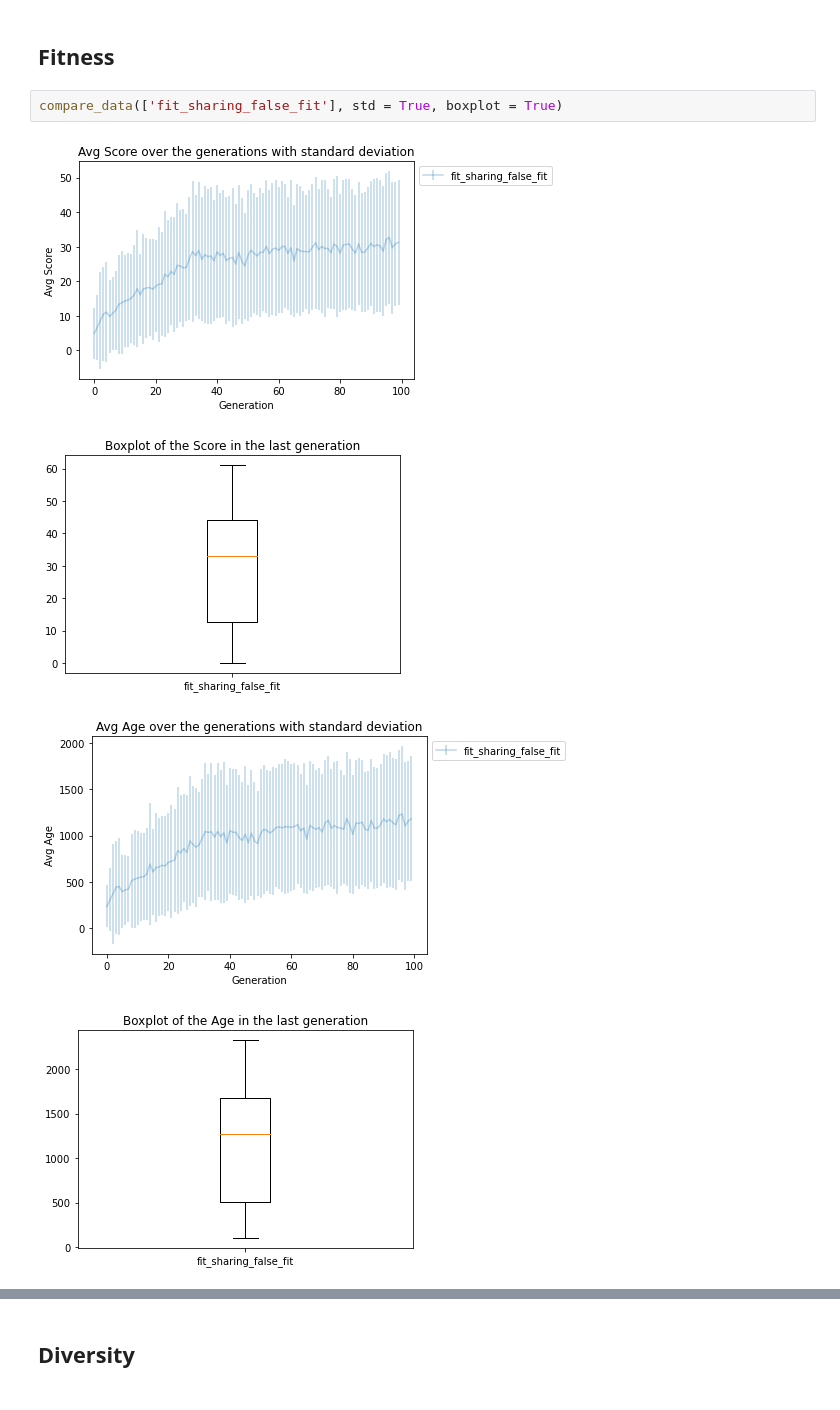
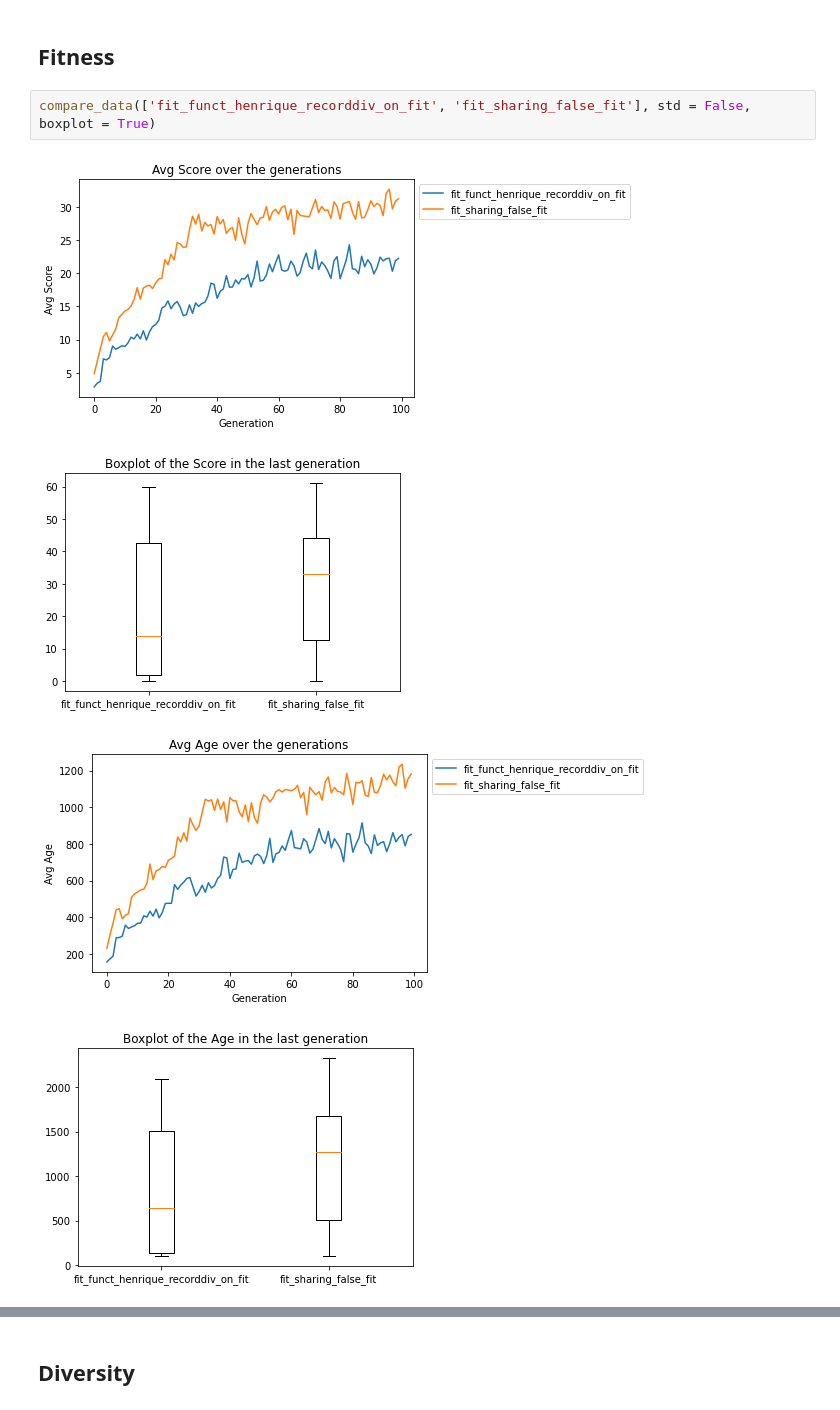
Before and after one commit to ph1001/GA_learning_Snake, a Jupyter notebook: 01_Snake/Statistical Analysis.ipynb, the cells around one changed output, grey strips where cells are left out. Cells and saved outputs as stored; diff of their text form.

```diff
--- a/01_Snake/Statistical Analysis.ipynb
+++ b/01_Snake/Statistical Analysis.ipynb
@@ -258,9 +244,9 @@ compare_data(['fit_funct_davide', 'fit_funct_antonio', 'fit_funct_henrique', 'fi
 # %% [markdown]
 ## Fitness
 # %%
-compare_data(['fit_sharing_false_fit'], std = True, boxplot = True)
+compare_data(['fit_funct_henrique_recorddiv_on_fit', 'fit_sharing_false_fit'], std = False, boxplot = True)
 # %% [output]
-[figure, old version]
+[figure, new version]
-[figure, old version]
+[figure, new version]
-[figure, old version]
+[figure, new version]
-[figure, old version]
+[figure, new version]
```
Also changed, not shown: parts of 5 cells of this notebook, 1 other file.
